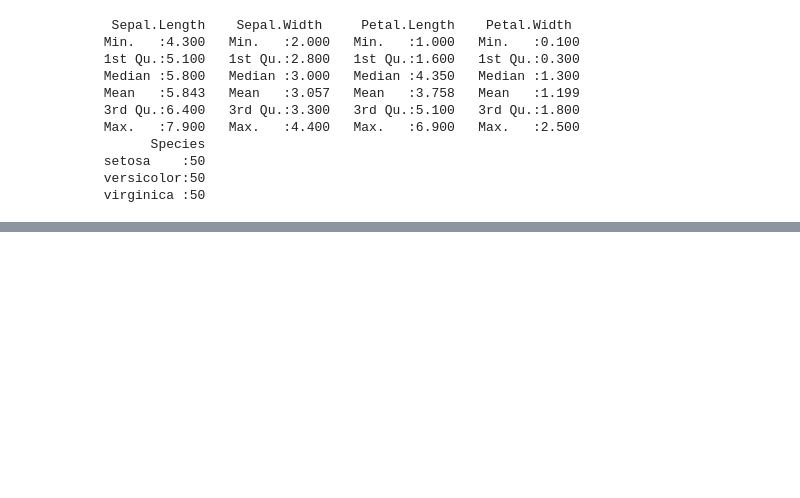
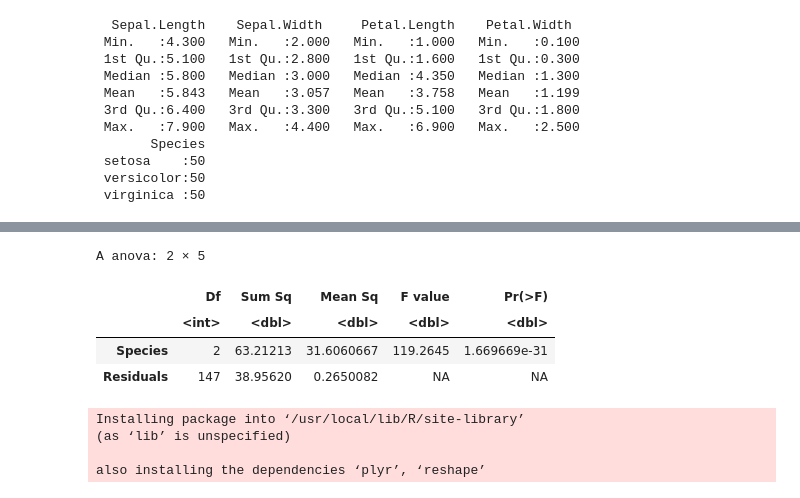
Before and after one commit to ReVuz/R_programming, a Jupyter notebook: EDA.ipynb, the cells around one changed output, grey strips where cells are left out. Saved outputs shown, nothing was run; the diff lists cells and outputs as text; code cells hidden in the pictures; blank space fills up the shorter version.

Commit message:
Exploratory Data Analysis

```diff
--- a/EDA.ipynb
+++ b/EDA.ipynb
@@ -123,0 +138,16 @@ summary(iris)
+# %%
+# Perform a one-way ANOVA on sepal length by species
+anova(lm(Sepal.Length ~ Species, data = iris))
+# %% [output]
+A anova: 2 × 5
+|  | Df | Sum Sq | Mean Sq | F value | Pr(>F) |
+|  | <int> | <dbl> | <dbl> | <dbl> | <dbl> |
+| Species | 2 | 63.21213 | 31.6060667 | 119.2645 | 1.669669e-31 |
+| Residuals | 147 | 38.95620 | 0.2650082 | NA | NA |
+# %%
+install.packages("GGally")
+# %% [output]
+Installing package into ‘/usr/local/lib/R/site-library’
+(as ‘lib’ is unspecified)
+
+also installing the dependencies ‘plyr’, ‘reshape’
```
Also changed, not shown: parts of 3 cells of this notebook.
